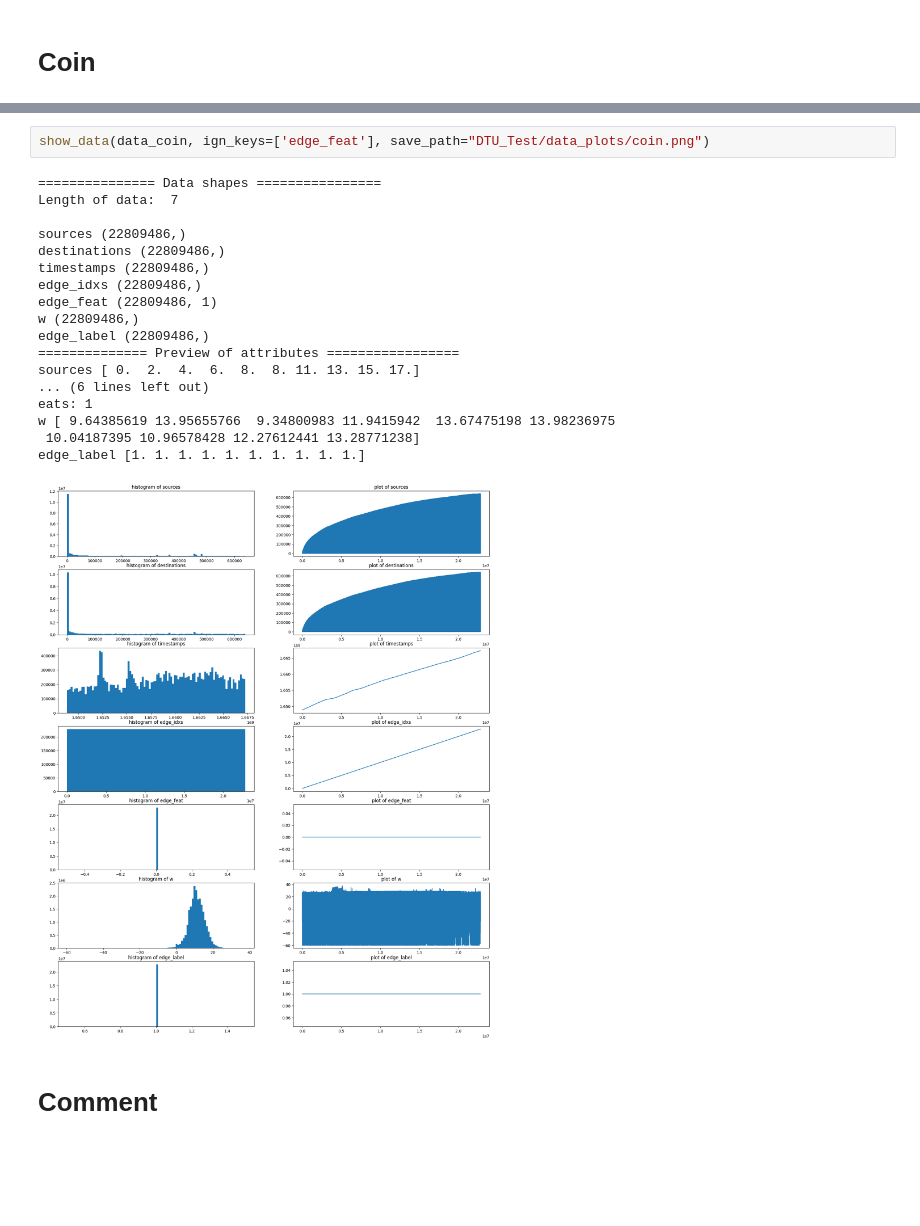
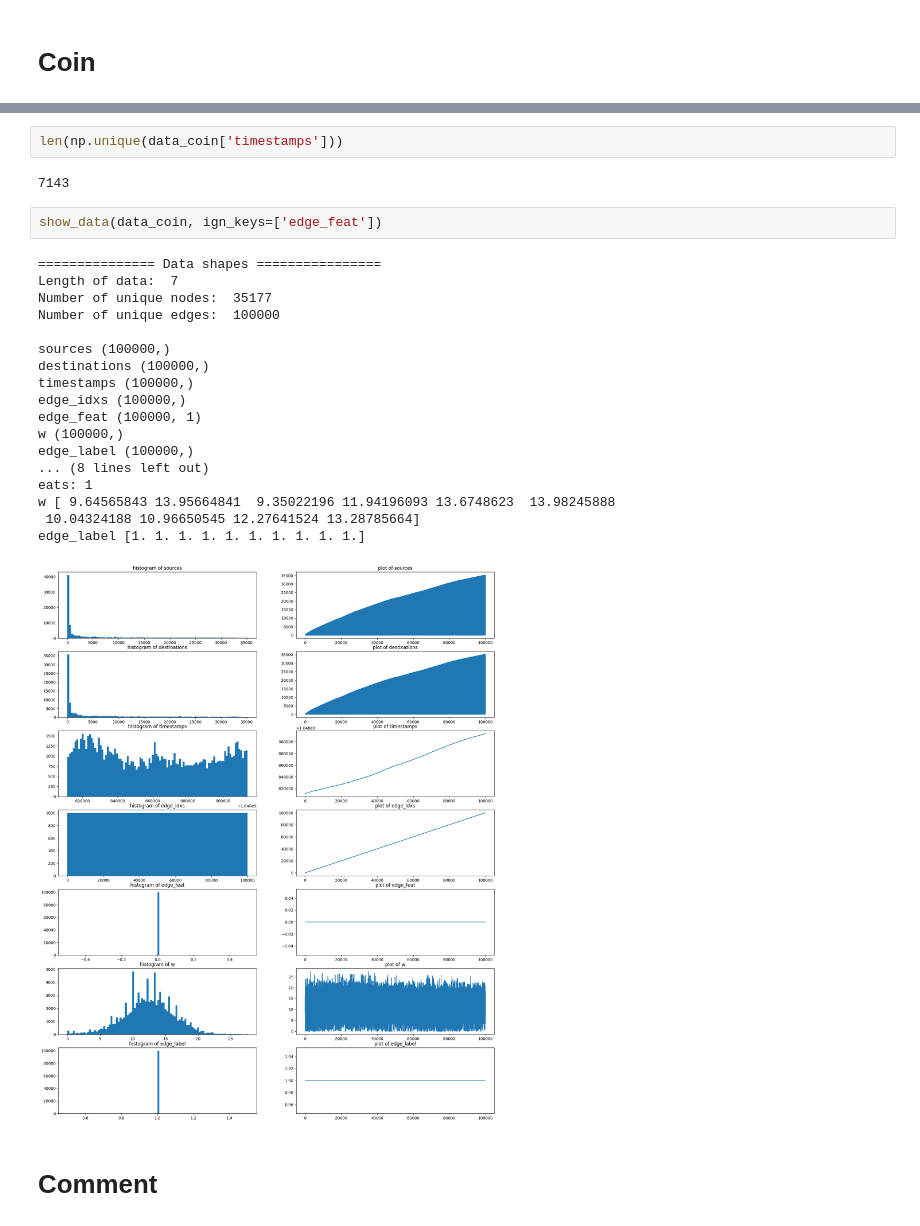
Before and after one commit to legendebuffy/BachelorProject, a Jupyter notebook: DTU_Test/Inspect_data.ipynb, the cells around one changed output, grey strips where cells are left out. Cells and saved outputs as stored; diff of their text form; blank space fills up the shorter version.

```diff
--- a/DTU_Test/Inspect_data.ipynb
+++ b/DTU_Test/Inspect_data.ipynb
@@ -140,24 +170,28 @@ numpy allocated
+# %%
+len(np.unique(data_coin['timestamps']))
+# %% [output]
+7143
 # %%
-show_data(data_coin, ign_keys=['edge_feat'], save_path="DTU_Test/data_plots/coin.png")
+show_data(data_coin, ign_keys=['edge_feat'])
 # %% [output]
 =============== Data shapes ================
 Length of data:  7
+Number of unique nodes:  35177
+Number of unique edges:  100000
 
-sources (22809486,)
-destinations (22809486,)
-timestamps (22809486,)
-edge_idxs (22809486,)
-edge_feat (22809486, 1)
-w (22809486,)
-edge_label (22809486,)
-============== Preview of attributes =================
-sources [ 0.  2.  4.  6.  8.  8. 11. 13. 15. 17.]
-... (6 lines left out)
+sources (100000,)
+destinations (100000,)
+timestamps (100000,)
+edge_idxs (100000,)
+edge_feat (100000, 1)
+w (100000,)
+edge_label (100000,)
+... (8 lines left out)
 eats: 1
-w [ 9.64385619 13.95655766  9.34800983 11.9415942  13.67475198 13.98236975
- 10.04187395 10.96578428 12.27612441 13.28771238]
+w [ 9.64565843 13.95664841  9.35022196 11.94196093 13.6748623  13.98245888
+ 10.04324188 10.96650545 12.27641524 13.28785664]
 edge_label [1. 1. 1. 1. 1. 1. 1. 1. 1. 1.]
-[figure, old version]
+[figure, new version]
 # %% [markdown]
 # Comment
 # %%
```
Also changed, not shown: parts of 16 cells of this notebook, 3 other files.
